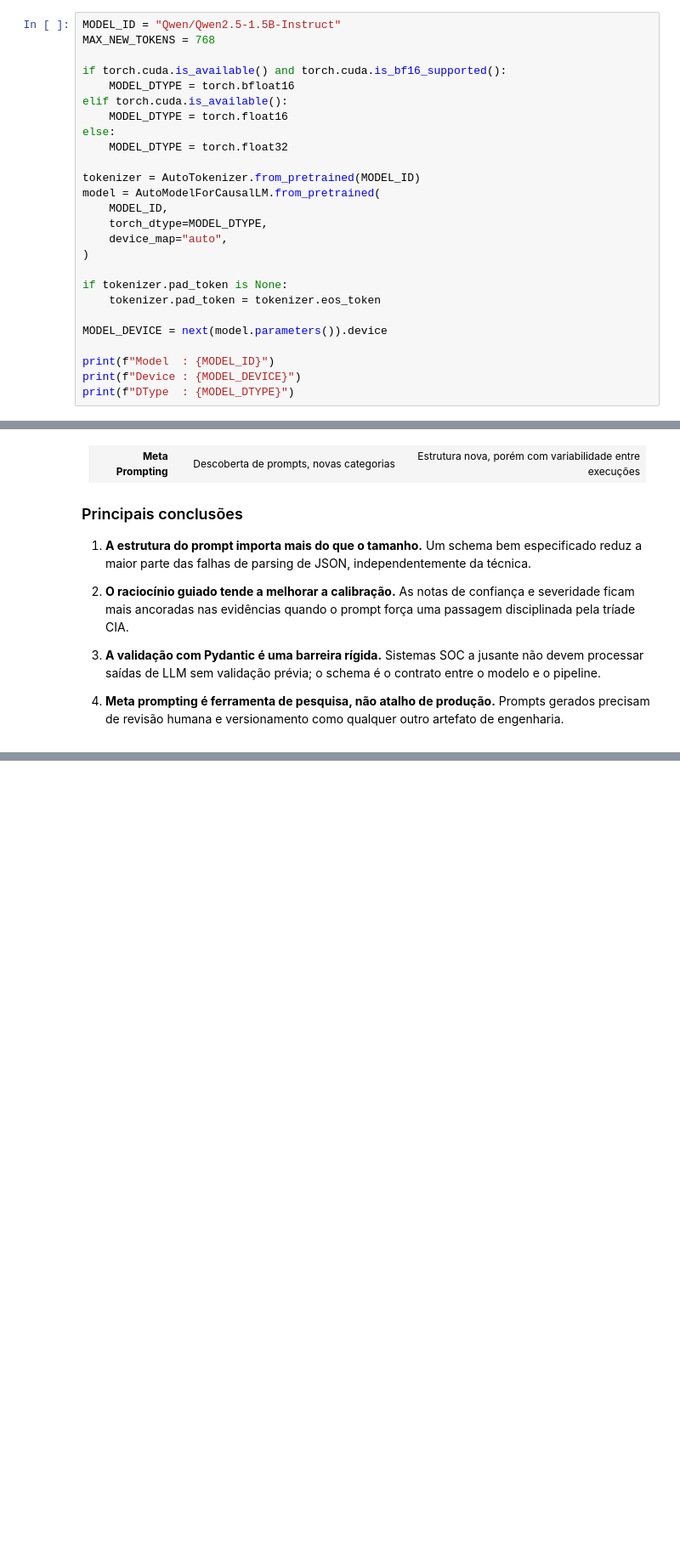
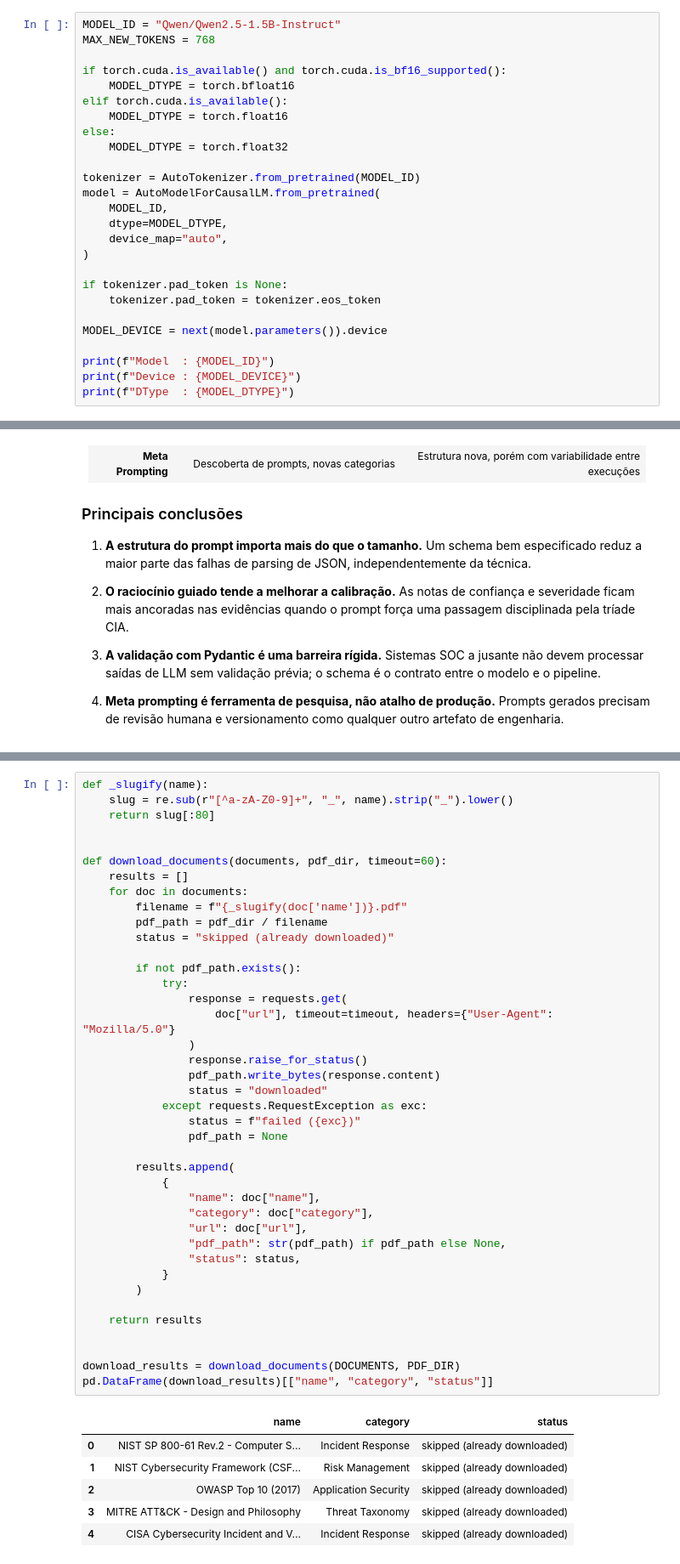
Before and after one commit to gabriel-q7/LLM-cybersecurity-analyzer, a Jupyter notebook: notebooks/main.ipynb, the cells around one changed output, grey strips where cells are left out. Shown at 85% size. Drawn from its saved outputs; the diff is of its cells as text; blank space fills up the shorter version.

```diff
--- a/notebooks/main.ipynb
+++ b/notebooks/main.ipynb
@@ -533,7 +593,7 @@ else:
 tokenizer = AutoTokenizer.from_pretrained(MODEL_ID)
 model = AutoModelForCausalLM.from_pretrained(
     MODEL_ID,
-    torch_dtype=MODEL_DTYPE,
+    dtype=MODEL_DTYPE,
     device_map="auto",
 )
 
@@ -1461,0 +1647,47 @@ Este notebook demonstrou três técnicas de prompt engineering aplicadas à tria
+# %%
+def _slugify(name):
+    slug = re.sub(r"[^a-zA-Z0-9]+", "_", name).strip("_").lower()
+    return slug[:80]
+
+
+def download_documents(documents, pdf_dir, timeout=60):
+    results = []
+    for doc in documents:
+        filename = f"{_slugify(doc['name'])}.pdf"
+        pdf_path = pdf_dir / filename
+        status = "skipped (already downloaded)"
+
+        if not pdf_path.exists():
+            try:
+                response = requests.get(
+                    doc["url"], timeout=timeout, headers={"User-Agent": "Mozilla/5.0"}
+                )
+                response.raise_for_status()
+                pdf_path.write_bytes(response.content)
+                status = "downloaded"
+            except requests.RequestException as exc:
+                status = f"failed ({exc})"
+                pdf_path = None
+
+        results.append(
+            {
+                "name": doc["name"],
+                "category": doc["category"],
+                "url": doc["url"],
+                "pdf_path": str(pdf_path) if pdf_path else None,
+                "status": status,
+            }
+        )
+
+    return results
+
+
+download_results = download_documents(DOCUMENTS, PDF_DIR)
+pd.DataFrame(download_results)[["name", "category", "status"]]
+# %% [output]
+|  | name | category | status |
+| 0 | NIST SP 800-61 Rev.2 - Computer S... | Incident Response | skipped (already downloaded) |
+| 1 | NIST Cybersecurity Framework (CSF... | Risk Management | skipped (already downloaded) |
+| 2 | OWASP Top 10 (2017) | Application Security | skipped (already downloaded) |
+| 3 | MITRE ATT&CK - Design and Philosophy | Threat Taxonomy | skipped (already downloaded) |
+| 4 | CISA Cybersecurity Incident and V... | Incident Response | skipped (already downloaded) |
```
Also changed, not shown: parts of 42 cells of this notebook, 2 other files.
